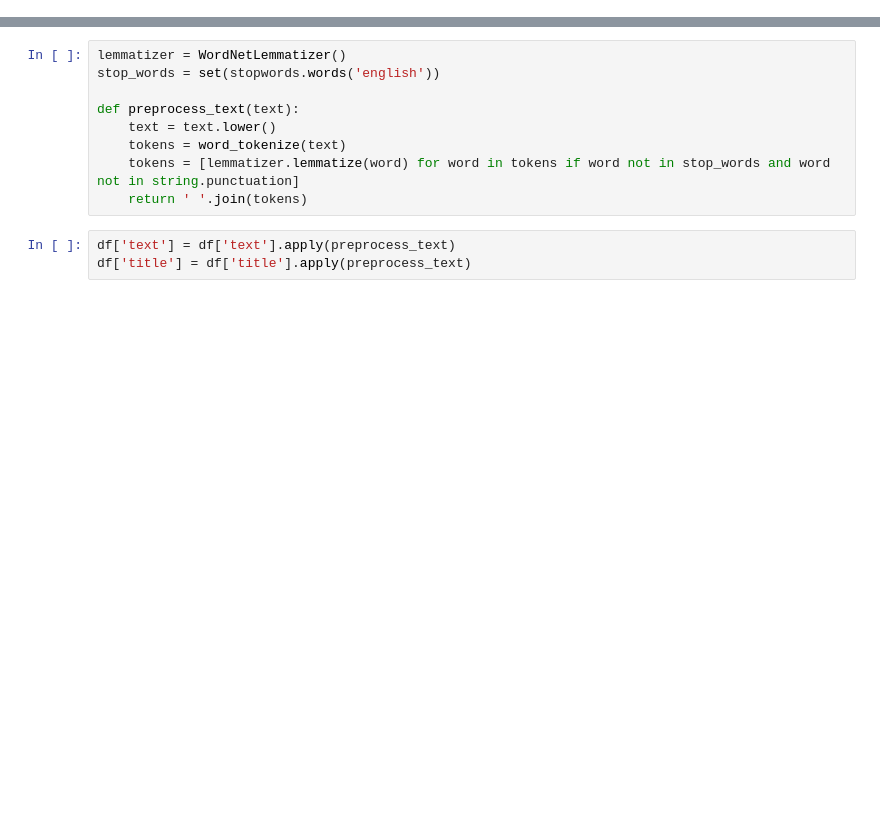
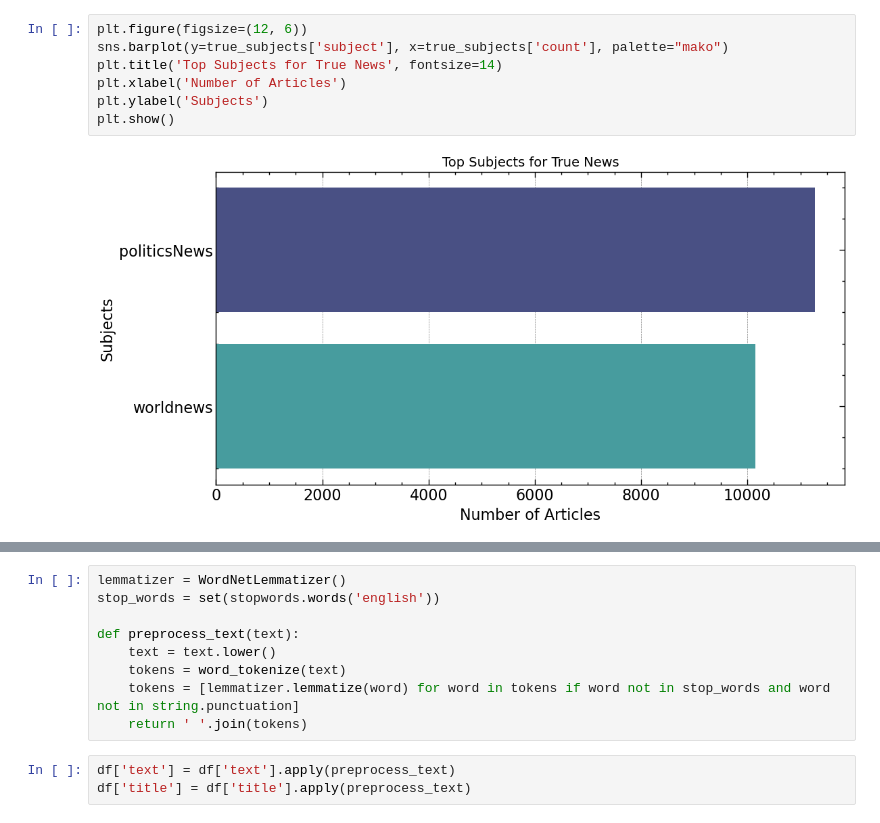
Before and after one commit to MahmouddTahaa/Fake-News-Detector, a Jupyter notebook: fakeNews.ipynb, the cells around one changed output, grey strips where cells are left out. Saved outputs shown, nothing was run; the diff lists cells and outputs as text; blank space fills up the shorter version.

```diff
--- a/fakeNews.ipynb
+++ b/fakeNews.ipynb
@@ -27,0 +74,9 @@ df = combinedAndShuffeldDF
+# %%
+plt.figure(figsize=(12, 6))
+sns.barplot(y=true_subjects['subject'], x=true_subjects['count'], palette="mako")
+plt.title('Top Subjects for True News', fontsize=14)
+plt.xlabel('Number of Articles')
+plt.ylabel('Subjects')
+plt.show()
+# %% [output]
+[figure, added]
```
Also changed, not shown: parts of 35 cells of this notebook, 1 other file.
